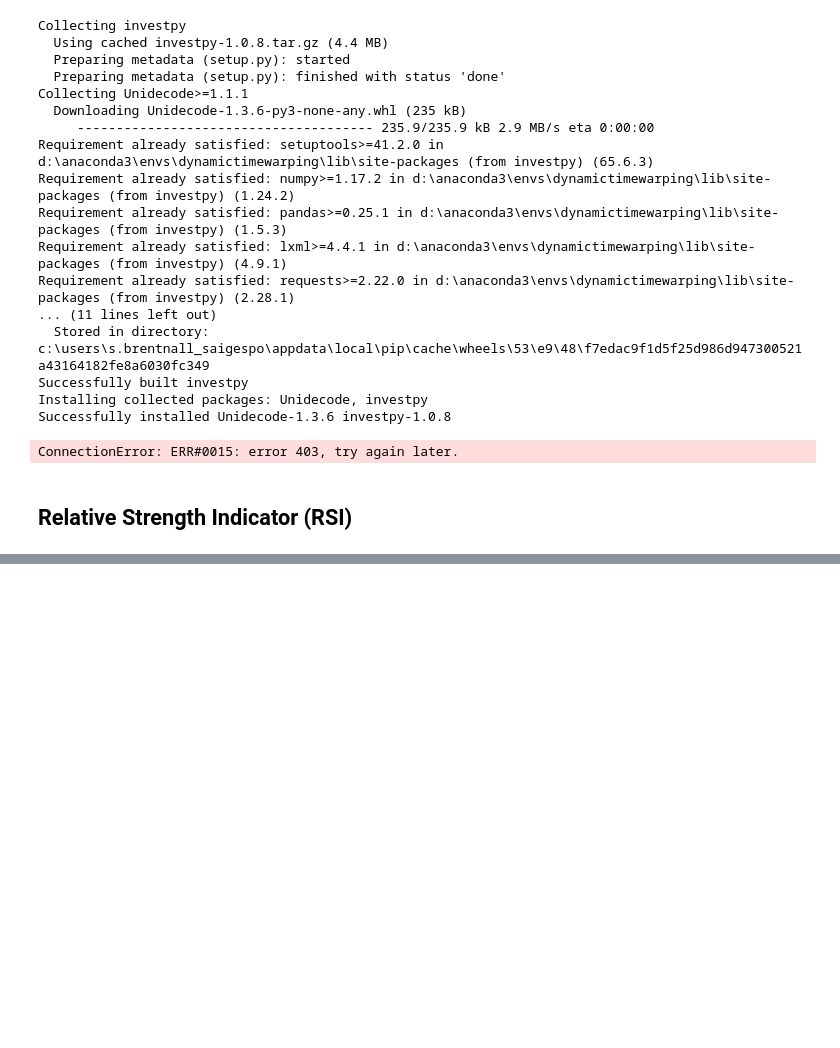
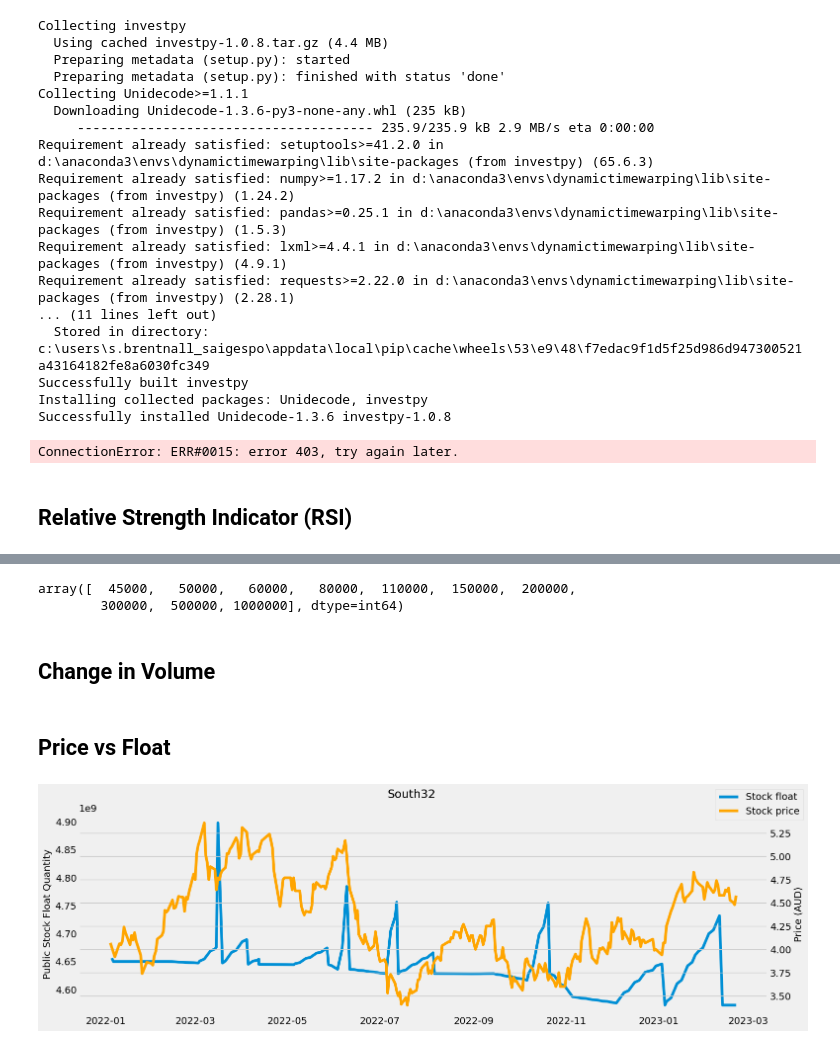
Before and after one commit to ShaunBrentnall/Market-Analysis, a Jupyter notebook: correlation.ipynb, the cells around one changed output, grey strips where cells are left out. Drawn from its saved outputs; the diff is of its cells as text; code cells hidden in the pictures; blank space fills up the shorter version.

```diff
--- a/correlation.ipynb
+++ b/correlation.ipynb
@@ -592,0 +631,7 @@ plt.show()
+# %%
+y
+# %% [output]
+array([  45000,   50000,   60000,   80000,  110000,  150000,  200000,
+        300000,  500000, 1000000], dtype=int64)
+# %% [markdown]
+## Change in Volume
@@ -592,0 +641,48 @@ plt.show()
+# %% [markdown]
+## Price vs Float
+# %%
+def df_price_volume(stock, stock_name, price_series, start_date, end_date=None):
+    tickobj = yf.Ticker(stock)
+    tickobj_float = tickobj.get_shares_full(start = start_date, end = end_date)
+
+    volume = pd.DataFrame(data = tickobj_float)
+    volume.reset_index(drop=False, inplace=True)
+    volume.rename(columns={"index" : "Datetime", 0 : stock_name + " float"}, inplace=True)
+    volume['Datetime'] = volume['Datetime'].dt.tz_localize(None)
+    volume["Datetime"] = pd.to_datetime(vol["Datetime"], format="%d/%m/%Y")
+
+    price = pd.DataFrame(price_series)
+    price.reset_index(drop=False, inplace=True)
+    price.rename(columns={"Date" : "Datetime"}, inplace=True)
+
+    price_volume = pd.merge(price, volume, how="outer", on="Datetime", sort=True)
+    price_volume = price_volume.loc[price_volume["Datetime"] > start_date]
+    price_volume[stock_name + " float"].interpolate(inplace=True)
+    price_volume[stock].interpolate(inplace=True)
+
+    return price_volume
+
+def plot_price_volume(stock, stock_name, price_series, start_date, end_date=None):
+    plt.style.use('fivethirtyeight')
+    plt.rcParams['figure.figsize'] = (16, 5)
+
+    price_volume = df_price_volume(stock, stock_name, price_series, start_date, end_date)
+
+    fig, ax1 = plt.subplots()
+
+    ax1.plot(price_volume["Datetime"], price_volume[stock_name + " float"])
+    ax1.xaxis.grid()
+    ax1.yaxis.grid()
+    ax1.set_ylabel("Public Stock Float Quantity")
+
+    ax2 = ax1.twinx()
+    ax2.plot(price_volume["Datetime"], price_volume[stock], "orange")
+    ax2.set_ylabel("Price (AUD)")
+
+    fig.legend(["Stock float", "Stock price"])
+    fig.suptitle(stock_name)
+    plt.show()
+# %%
+plot_price_volume("S32.AX", "South32", big_df["Close"]["S32.AX"], "2022-01-01")
+# %% [output]
+[figure, added]
```
Also changed, not shown: parts of 17 cells of this notebook.
